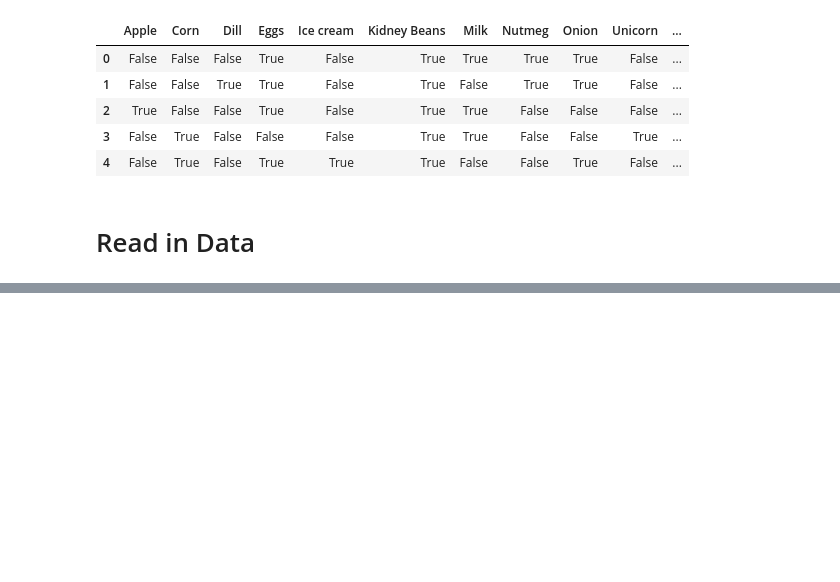
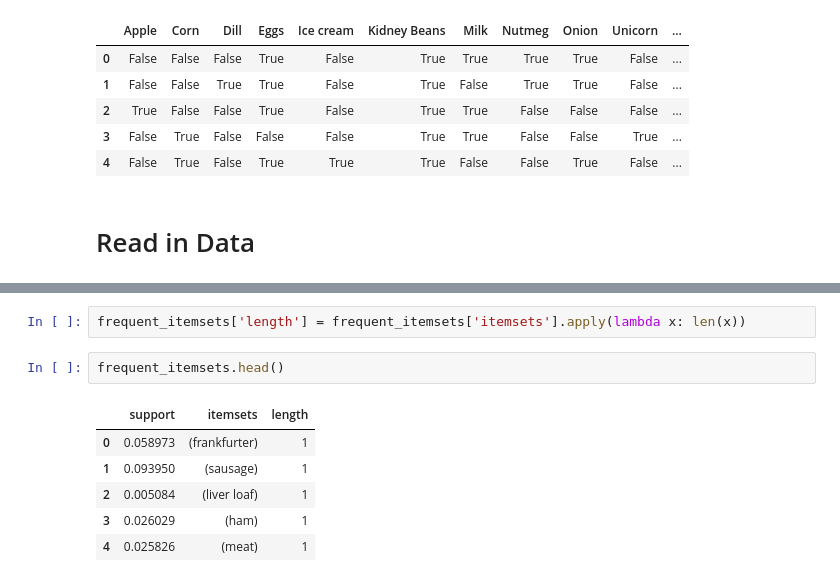
Before and after one commit to stepthom/sandbox, a Jupyter notebook: slides_arules.ipynb, the cells around one changed output, grey strips where cells are left out. Drawn from its saved outputs; the diff is of its cells as text; blank space fills up the shorter version.

```diff
--- a/slides_arules.ipynb
+++ b/slides_arules.ipynb
@@ -100,3 +98,14 @@ frequent_itemsets.tail(10)
+# %%
+frequent_itemsets['length'] = frequent_itemsets['itemsets'].apply(lambda x: len(x))
+# %%
+frequent_itemsets.head()
+# %% [output]
+|  | support | itemsets | length |
+| 0 | 0.058973 | (frankfurter) | 1 |
+| 1 | 0.093950 | (sausage) | 1 |
+| 2 | 0.005084 | (liver loaf) | 1 |
+| 3 | 0.026029 | (ham) | 1 |
+| 4 | 0.025826 | (meat) | 1 |
 # %%
 frequent_itemsets[ (frequent_itemsets['length'] == 2) &
                    (frequent_itemsets['support'] >= 0.02) ]
```
Also changed, not shown: parts of 14 cells of this notebook.
